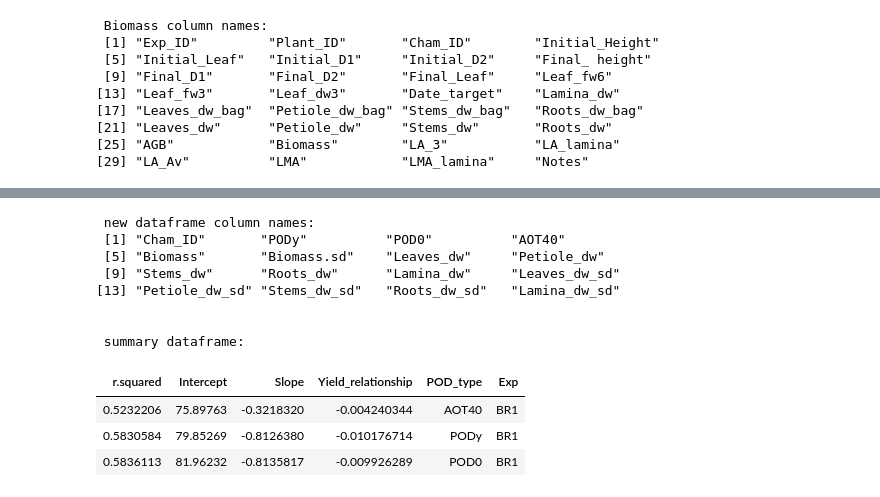
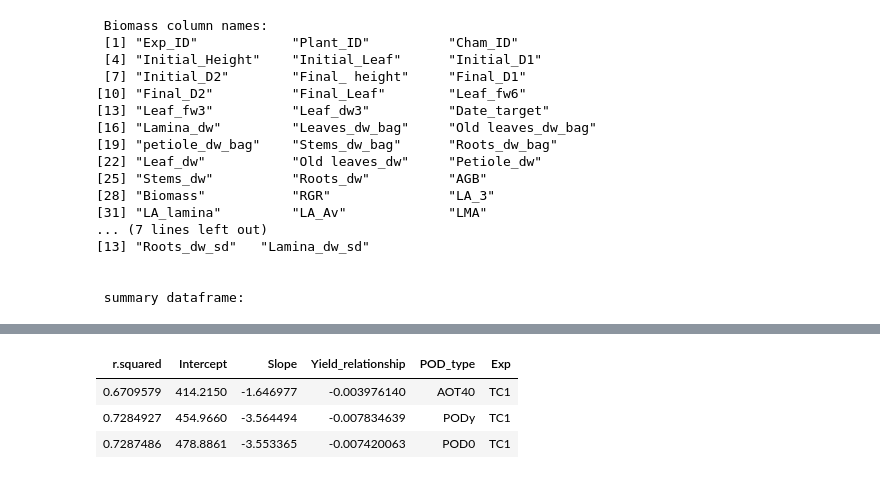
Before and after one commit to flossie-brown/TropOz-trees, a Jupyter notebook: DRFs.ipynb, the cells around one changed output, grey strips where cells are left out. Cells and saved outputs as stored; diff of their text form; code cells hidden in the pictures.

```diff
--- a/DRFs.ipynb
+++ b/DRFs.ipynb
@@ -14,7 +14,7 @@ library(tidyverse)
 setwd('C:/Users/fb428/OneDrive - University of Exeter/Documents/Tropoz/')
 source('scripts/POD_functions.R')
 
-f = 'BR1'
+f = 'TC1'
 
 parts_list <- c('Leaves_dw', 'Petiole_dw', 'Stems_dw', 'Roots_dw', 'Lamina_dw')
 
@@ -22,8 +22,8 @@ parts_list <- c('Leaves_dw', 'Petiole_dw', 'Stems_dw', 'Roots_dw', 'Lamina_dw')
 #  LOAD DATA
 #--------------------------------------------------
 
-csvs <- fileload('DOSEinputs', '_1p')
-biomass <- read_excel(gsub(" ", "", paste(f, '/', f, "_Data-good.xlsx")), sheet="Data")
+csvs <- fileload('DOSEinputs', '_1J2')
+biomass <- read_excel(gsub(" ", "", paste( f, '/', f, "_Data-good.xlsx")), sheet="Data")
 
 POD <- POD_extract(csvs)
 
@@ -70,7 +70,7 @@ print(colnames(Dose))
 
 #----------------------SAVE DATAFRAME------------------------
 
-write.csv(Dose, gsub(" ", "", paste(f,'/script_output_', f, '/', f, '_POD-biomass_p.csv')), row.names=FALSE)
+write.csv(Dose, gsub(" ", "", paste('outputs/script_output_', f, '/', f, '_POD-biomass_J2.csv')), row.names=FALSE)
 
 #------------------------------------------------------------
 # GET INTERCEPT AND GRADIENT FOR YIELD CALCULATIONS
@@ -92,14 +92,22 @@ yield_df
 
 #----------------------SAVE DATAFRAME------------------------
 
-write.csv(yield_df, gsub(" ", "", paste(f,'/script_output_', f, '/', f, '_yield_slope_p.csv')), row.names=FALSE)
+write.csv(yield_df, gsub(" ", "", paste('outputs/script_output_', f, '/', f, '_yield_slope_J2.csv')), row.names=FALSE)
 # %% [output]
  Biomass column names:
- [1] "Exp_ID"         "Plant_ID"       "Cham_ID"        "Initial_Height"
- [5] "Initial_Leaf"   "Initial_D1"     "Initial_D2"     "Final_ height"
- [9] "Final_D1"       "Final_D2"       "Final_Leaf"     "Leaf_fw6"
-[13] "Leaf_fw3"       "Leaf_dw3"       "Date_target"    "Lamina_dw"
-[17] "Leaves_dw_bag"  "Petiole_dw_bag" "Stems_dw_bag"   "Roots_dw_bag"
-[21] "Leaves_dw"      "Petiole_dw"     "Stems_dw"       "Roots_dw"
-[25] "AGB"            "Biomass"        "LA_3"           "LA_lamina"
-[29] "LA_Av"          "LMA"            "LMA_lamina"     "Notes"
+ [1] "Exp_ID"            "Plant_ID"          "Cham_ID"
+ [4] "Initial_Height"    "Initial_Leaf"      "Initial_D1"
+ [7] "Initial_D2"        "Final_ height"     "Final_D1"
+[10] "Final_D2"          "Final_Leaf"        "Leaf_fw6"
+[13] "Leaf_fw3"          "Leaf_dw3"          "Date_target"
+[16] "Lamina_dw"         "Leaves_dw_bag"     "Old leaves_dw_bag"
+[19] "petiole_dw_bag"    "Stems_dw_bag"      "Roots_dw_bag"
+[22] "Leaf_dw"           "Old leaves_dw"     "Petiole_dw"
+[25] "Stems_dw"          "Roots_dw"          "AGB"
+[28] "Biomass"           "RGR"               "LA_3"
+[31] "LA_lamina"         "LA_Av"             "LMA"
+... (7 lines left out)
+[13] "Roots_dw_sd"   "Lamina_dw_sd"
+
+
+ summary dataframe:
@@ -125,15 +114,7 @@ Warning message in mean.default(X[[i]], ...):
- new dataframe column names:
- [1] "Cham_ID"       "PODy"          "POD0"          "AOT40"
- [5] "Biomass"       "Biomass.sd"    "Leaves_dw"     "Petiole_dw"
- [9] "Stems_dw"      "Roots_dw"      "Lamina_dw"     "Leaves_dw_sd"
-[13] "Petiole_dw_sd" "Stems_dw_sd"   "Roots_dw_sd"   "Lamina_dw_sd"
-
-
- summary dataframe:
 | r.squared | Intercept | Slope | Yield_relationship | POD_type | Exp |
-| 0.5232206 | 75.89763 | -0.3218320 | -0.004240344 | AOT40 | BR1 |
-| 0.5830584 | 79.85269 | -0.8126380 | -0.010176714 | PODy | BR1 |
-| 0.5836113 | 81.96232 | -0.8135817 | -0.009926289 | POD0 | BR1 |
+| 0.6709579 | 414.2150 | -1.646977 | -0.003976140 | AOT40 | TC1 |
+| 0.7284927 | 454.9660 | -3.564494 | -0.007834639 | PODy | TC1 |
+| 0.7287486 | 478.8861 | -3.553365 | -0.007420063 | POD0 | TC1 |
 # %%
 Dose
 # %% [output]
```
Also changed, not shown: parts of 1 cell of this notebook, 6 other files.
